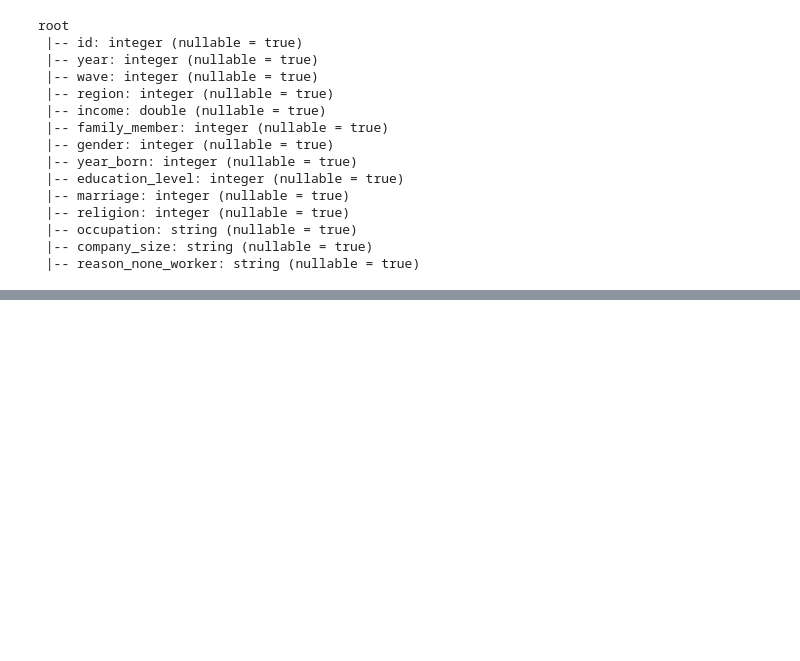
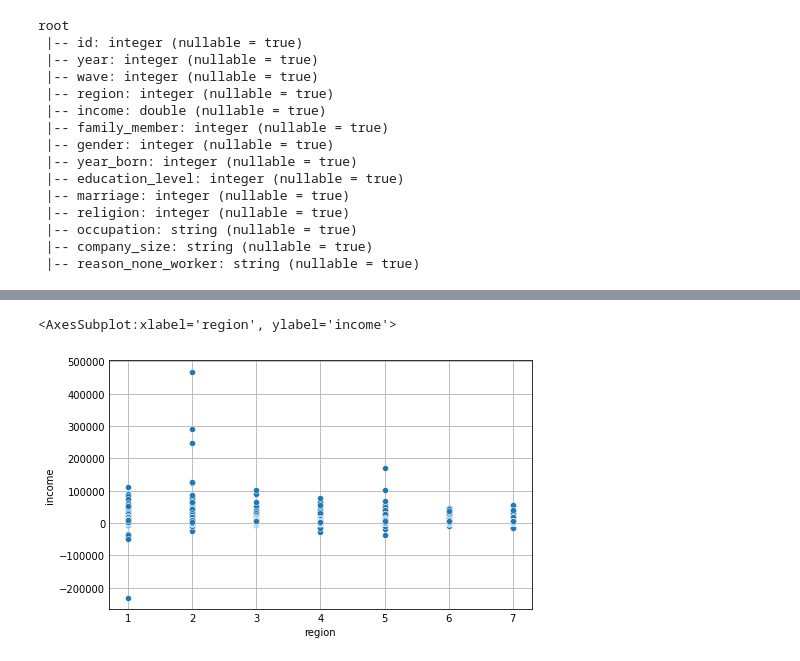
Before and after one commit to Lingyu-Yan/Infosys-722-Iteration-4-BDAS, a Jupyter notebook: Spark DataFrame.ipynb, the cells around one changed output, grey strips where cells are left out. Drawn from its saved outputs; the diff is of its cells as text; code cells hidden in the pictures; blank space fills up the shorter version.

```diff
--- a/Spark DataFrame.ipynb
+++ b/Spark DataFrame.ipynb
@@ -69,0 +77,7 @@ root
+# %%
+import seaborn as sns
+pandasdf=df.toPandas()
+sns.scatterplot(data=pandasdf,x="region",y='income')
+# %% [output]
+<AxesSubplot:xlabel='region', ylabel='income'>
+[figure, added]
```
Also changed, not shown: parts of 4 cells of this notebook.
